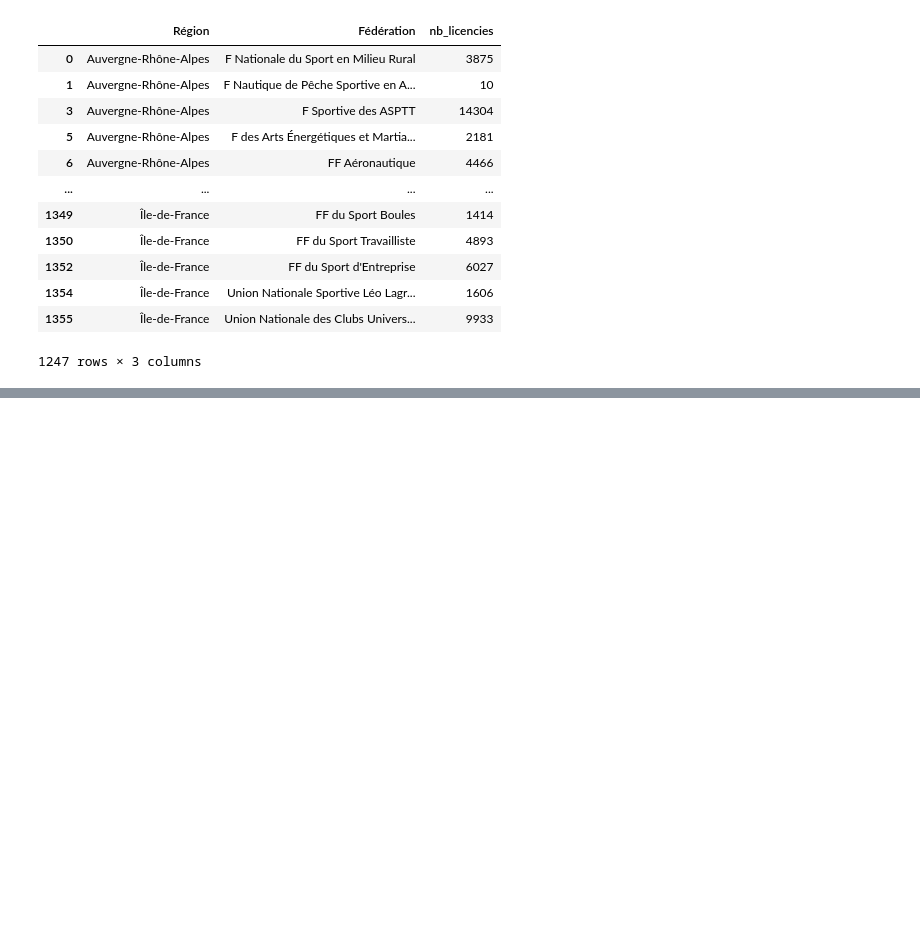
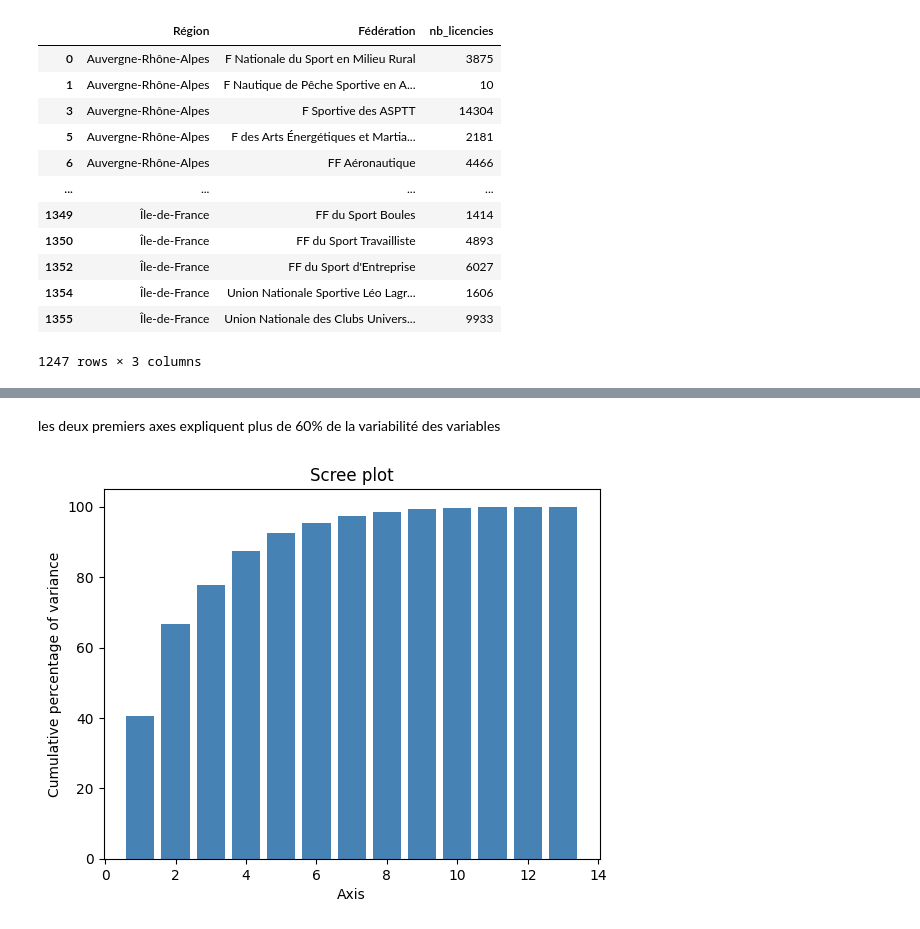
Before and after one commit to paulrsnn/projet-python, a Jupyter notebook: Classification.ipynb, the cells around one changed output, grey strips where cells are left out. Saved outputs shown, nothing was run; the diff lists cells and outputs as text; code cells hidden in the pictures; blank space fills up the shorter version.

```diff
--- a/Classification.ipynb
+++ b/Classification.ipynb
@@ -84,0 +93,4 @@ sports_plus_pratiques_par_region(sport_region)
+# %%
+#### base de classification
+base_afc_region=Base_classification_top5(sport_region)
+base_afc_region
@@ -84,0 +113,3 @@ sports_plus_pratiques_par_region(sport_region)
+# %%
+base_afc_region=base_afc_region.set_index('Région')
+base_afc_region
@@ -84,0 +133,5 @@ sports_plus_pratiques_par_region(sport_region)
+# %%
+#on crée une instance de la classe CA
+my_ca=CA(row_labels=base_afc_region.index.values,col_labels=base_afc_region.columns.values,stats=True)
+#Estime AFC( entrainer le afc)
+my_ca.fit(base_afc_region.values)
@@ -84,0 +156,7 @@ sports_plus_pratiques_par_region(sport_region)
+# %% [markdown]
+les deux premiers axes expliquent plus de 60% de la variabilité des variables
+# %%
+#graphique des valeurs propres
+my_ca.plot_eigenvalues(type="cumulative")
+# %% [output]
+[figure, added]
```
Also changed, not shown: parts of 16 cells of this notebook, 1 other file.
